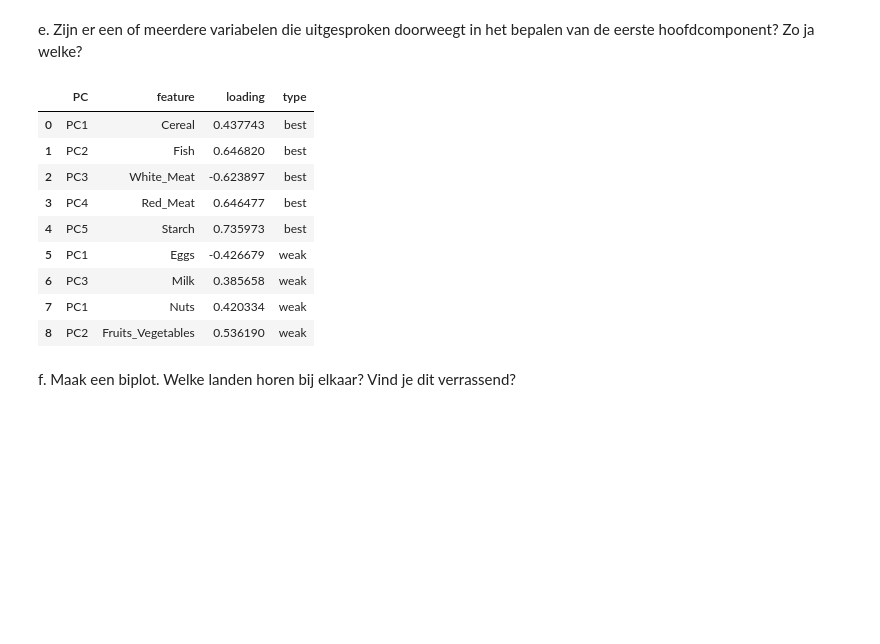
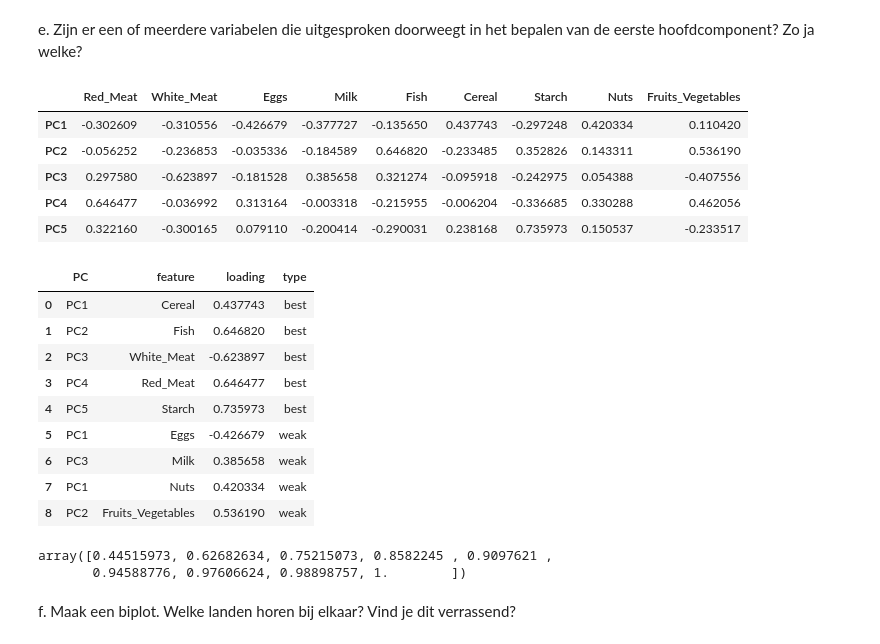
Before and after one commit to EliasDeHondt/DataScience1, a Jupyter notebook: W23P4/1 Proteinen.ipynb, the cells around one changed output. Drawn from its saved outputs; the diff is of its cells as text; code cells hidden in the pictures; blank space fills up the shorter version.

```diff
--- a/W23P4/1 Proteinen.ipynb
+++ b/W23P4/1 Proteinen.ipynb
@@ -87,22 +87,30 @@ e.	Zijn er een of meerdere variabelen die uitgesproken doorweegt in het bepalen
 # %%
 from pca import pca
 
 model = pca(normalize=True, n_components=0.90)
 out = model.fit_transform(X, verbose=False)
-out['loadings']
-out['explained_var']
-out['topfeat']
+display(out['loadings'])
+display(out['topfeat'])
+display(out['explained_var'])
 # %% [output]
-|  | PC | feature | loading | type |
-| 0 | PC1 | Cereal | 0.437743 | best |
-| 1 | PC2 | Fish | 0.646820 | best |
-| 2 | PC3 | White_Meat | -0.623897 | best |
-| 3 | PC4 | Red_Meat | 0.646477 | best |
-| 4 | PC5 | Starch | 0.735973 | best |
-| 5 | PC1 | Eggs | -0.426679 | weak |
-| 6 | PC3 | Milk | 0.385658 | weak |
-| 7 | PC1 | Nuts | 0.420334 | weak |
-| 8 | PC2 | Fruits_Vegetables | 0.536190 | weak |
+|  | Red_Meat | White_Meat | Eggs | Milk | Fish | Cereal | Starch | Nuts | Fruits_Vegetables |
+| PC1 | -0.302609 | -0.310556 | -0.426679 | -0.377727 | -0.135650 | 0.437743 | -0.297248 | 0.420334 | 0.110420 |
+| PC2 | -0.056252 | -0.236853 | -0.035336 | -0.184589 | 0.646820 | -0.233485 | 0.352826 | 0.143311 | 0.536190 |
+| PC3 | 0.297580 | -0.623897 | -0.181528 | 0.385658 | 0.321274 | -0.095918 | -0.242975 | 0.054388 | -0.407556 |
+| PC4 | 0.646477 | -0.036992 | 0.313164 | -0.003318 | -0.215955 | -0.006204 | -0.336685 | 0.330288 | 0.462056 |
+| PC5 | 0.322160 | -0.300165 | 0.079110 | -0.200414 | -0.290031 | 0.238168 | 0.735973 | 0.150537 | -0.233517 |
+|  | PC | feature | loading | type |
+| 0 | PC1 | Cereal | 0.437743 | best |
+| 1 | PC2 | Fish | 0.646820 | best |
+| 2 | PC3 | White_Meat | -0.623897 | best |
+| 3 | PC4 | Red_Meat | 0.646477 | best |
+| 4 | PC5 | Starch | 0.735973 | best |
+| 5 | PC1 | Eggs | -0.426679 | weak |
+| 6 | PC3 | Milk | 0.385658 | weak |
+| 7 | PC1 | Nuts | 0.420334 | weak |
+| 8 | PC2 | Fruits_Vegetables | 0.536190 | weak |
+array([0.44515973, 0.62682634, 0.75215073, 0.8582245 , 0.9097621 ,
+       0.94588776, 0.97606624, 0.98898757, 1.        ])
 # %% [markdown]
 f.	Maak een biplot. Welke landen horen bij elkaar? Vind je dit verrassend?
 # %%
```
Also changed, not shown: 1 other file.
